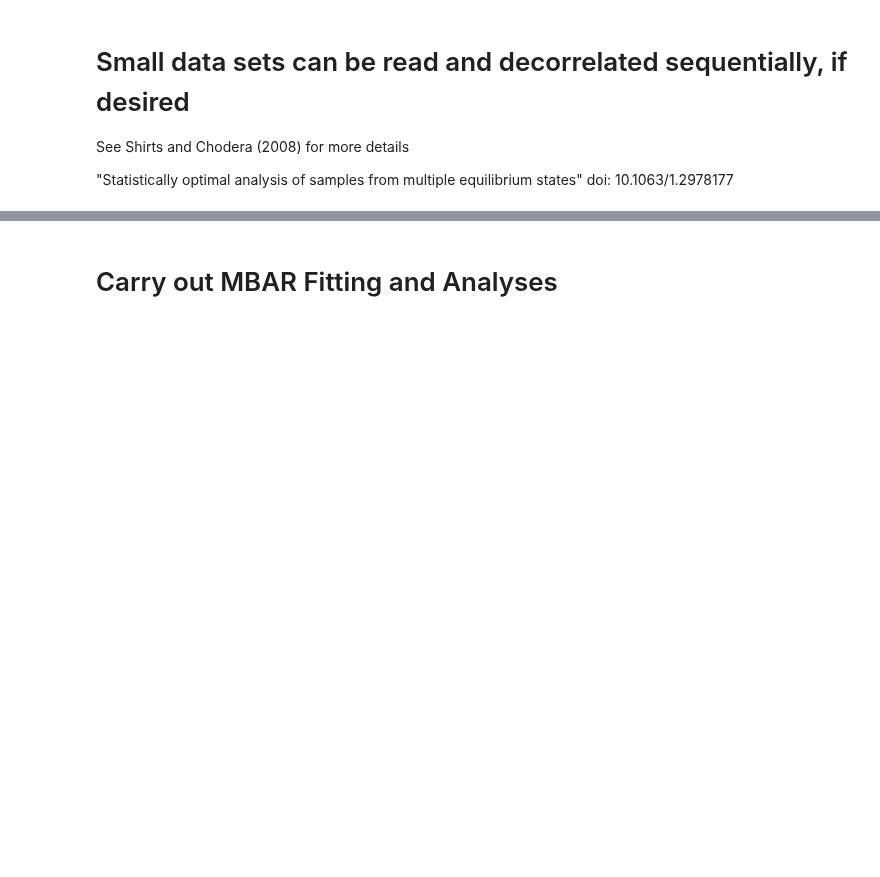
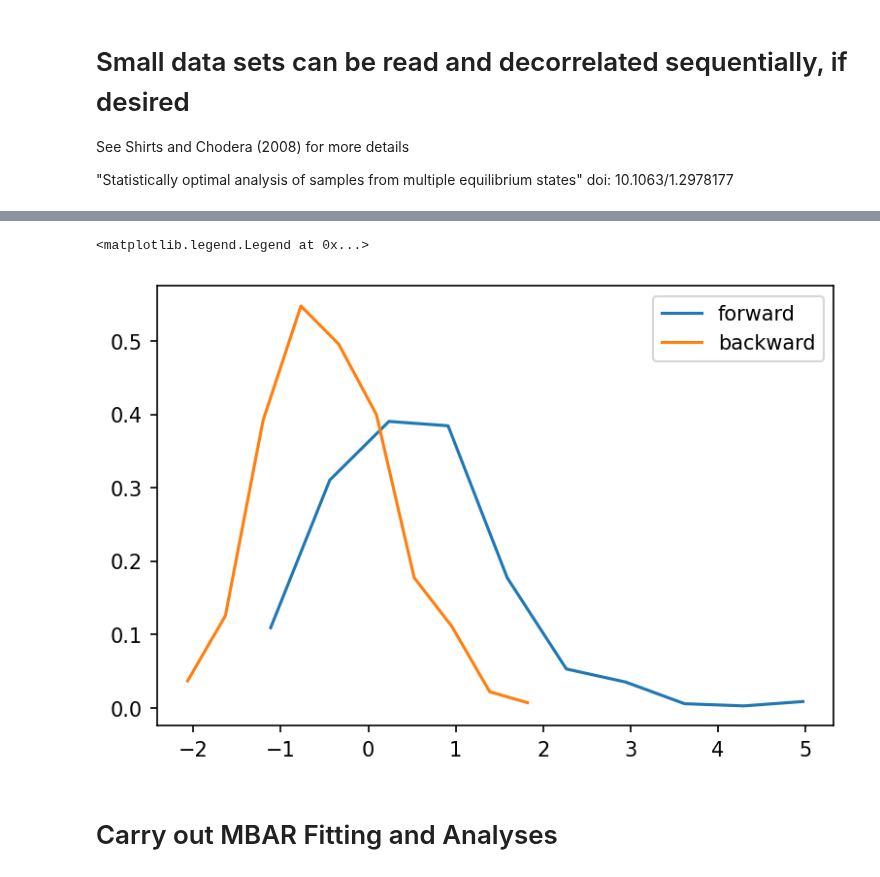
Before and after one commit to BranniganLab/safep, a Jupyter notebook: BAR_NAMD_alchemlyb.ipynb, the cells around one changed output, grey strips where cells are left out. Drawn from its saved outputs; the diff is of its cells as text; code cells hidden in the pictures; blank space fills up the shorter version.

```diff
--- a/BAR_NAMD_alchemlyb.ipynb
+++ b/BAR_NAMD_alchemlyb.ipynb
@@ -102,3 +147,13 @@ else:
+# %%
+histF, edgesF = np.histogram(forward, density=True)
+histR, edgesR = np.histogram(reverse, density=True)
+
+plt.plot(np.mean([edgesF[1:], edgesF[:-1]], axis=0), histF, label ="forward")
+plt.plot(np.mean([edgesR[1:], edgesR[:-1]], axis=0), histR, label="backward")
+plt.legend()
+# %% [output]
+<matplotlib.legend.Legend at 0x...>
+[figure, added]
 # %% [markdown]
 # Carry out MBAR Fitting and Analyses
 # %%
```
Also changed, not shown: parts of 17 cells of this notebook.
